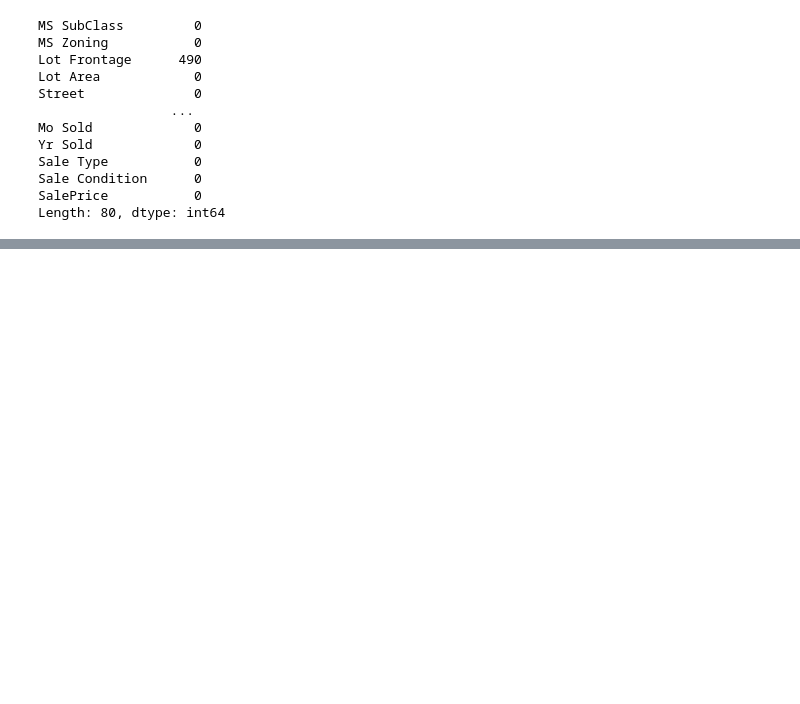
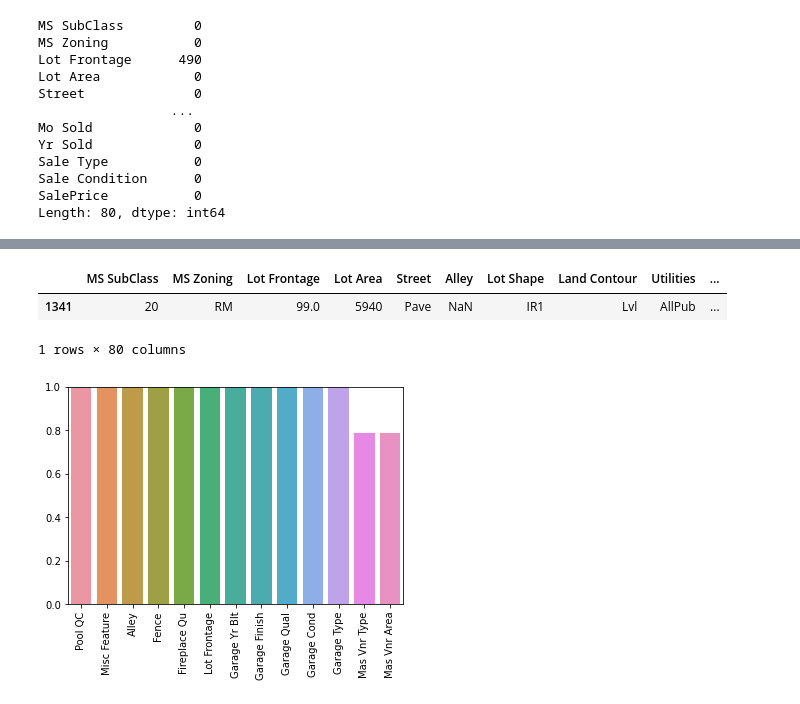
Before and after one commit to alpha-nero1/2021-Python-for-Machine-Learning-Data-Science-Masterclass, a Jupyter notebook: 09-Feature-Engineering/Feature Engineering Basics.ipynb, the cells around one changed output, grey strips where cells are left out. Drawn from its saved outputs; the diff is of its cells as text; code cells hidden in the pictures; blank space fills up the shorter version.

```diff
--- a/09-Feature-Engineering/Feature Engineering Basics.ipynb
+++ b/09-Feature-Engineering/Feature Engineering Basics.ipynb
@@ -350,0 +406,6 @@ plt.xticks(rotation=90)
+# %%
+df[df['Bsmt Unf SF'].isnull()] # same THREE rows missing info.
+# %% [output]
+|  | MS SubClass | MS Zoning | Lot Frontage | Lot Area | Street | Alley | Lot Shape | Land Contour | Utilities | ... |
+| 1341 | 20 | RM | 99.0 | 5940 | Pave | NaN | IR1 | Lvl | AllPub | ... |
+1 rows × 80 columns
@@ -350,0 +426,5 @@ plt.xticks(rotation=90)
+# %%
+# Okay good now we have fixed rows.
+barplotit()
+# %% [output]
+[figure, added]
```
Also changed, not shown: parts of 39 cells of this notebook, 4 other files.
